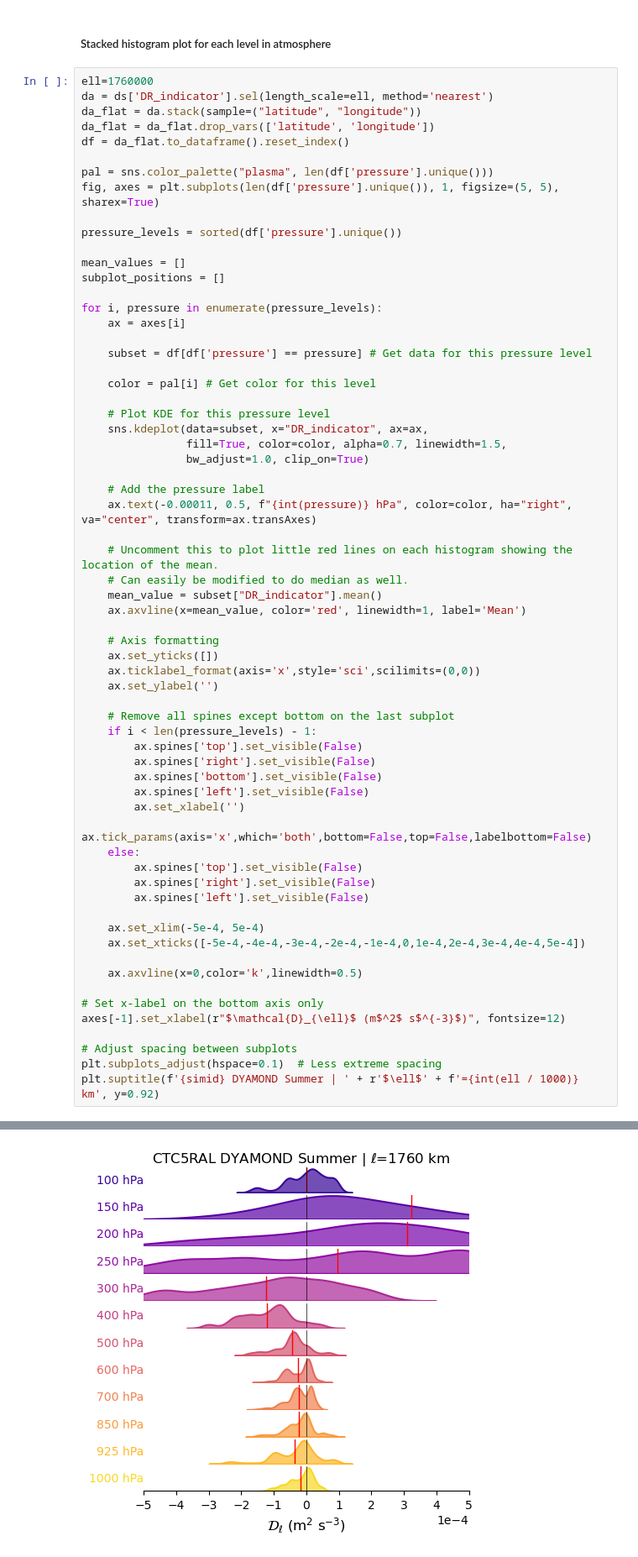
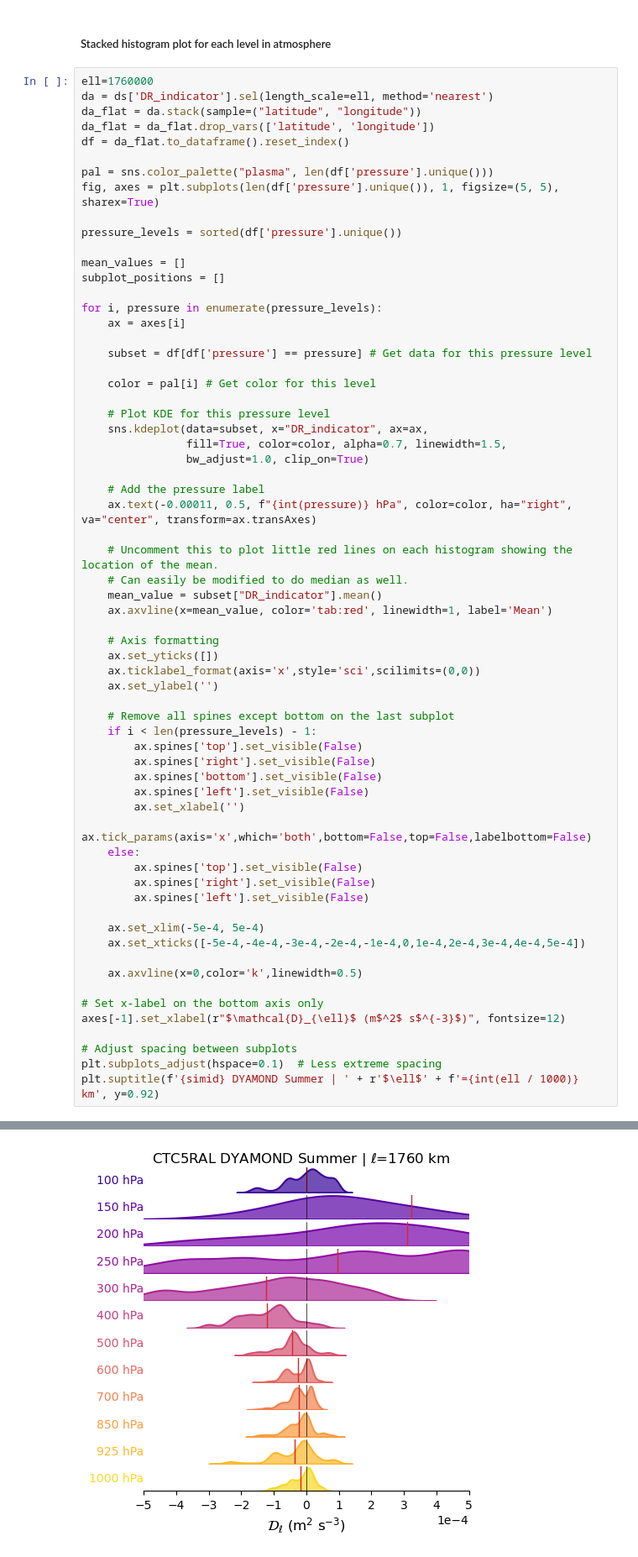
Before and after one commit to ElliotMG/LoSSETT, a Jupyter notebook: src/lossett_plot/Stats_Plotting_LoSSETT.ipynb, the cells around one changed output, grey strips where cells are left out. Shown at 84% size. Cells and saved outputs as stored; diff of their text form.

```diff
--- a/src/lossett_plot/Stats_Plotting_LoSSETT.ipynb
+++ b/src/lossett_plot/Stats_Plotting_LoSSETT.ipynb
@@ -73,40 +73,40 @@ for i, pressure in enumerate(pressure_levels):
     # Uncomment this to plot little red lines on each histogram showing the location of the mean.
     # Can easily be modified to do median as well.
     mean_value = subset["DR_indicator"].mean()
-    ax.axvline(x=mean_value, color='red', linewidth=1, label='Mean')
+    ax.axvline(x=mean_value, color='tab:red', linewidth=1, label='Mean')
 
     # Axis formatting
     ax.set_yticks([])
     ax.ticklabel_format(axis='x',style='sci',scilimits=(0,0))
     ax.set_ylabel('')
 
     # Remove all spines except bottom on the last subplot
     if i < len(pressure_levels) - 1:
         ax.spines['top'].set_visible(False)
         ax.spines['right'].set_visible(False)
         ax.spines['bottom'].set_visible(False)
         ax.spines['left'].set_visible(False)
         ax.set_xlabel('')
         ax.tick_params(axis='x',which='both',bottom=False,top=False,labelbottom=False)
     else:
         ax.spines['top'].set_visible(False)
         ax.spines['right'].set_visible(False)
         ax.spines['left'].set_visible(False)
 
     ax.set_xlim(-5e-4, 5e-4)
     ax.set_xticks([-5e-4,-4e-4,-3e-4,-2e-4,-1e-4,0,1e-4,2e-4,3e-4,4e-4,5e-4])
 
     ax.axvline(x=0,color='k',linewidth=0.5)
 
 # Set x-label on the bottom axis only
 axes[-1].set_xlabel(r"$\mathcal{D}_{\ell}$ (m$^2$ s$^{-3}$)", fontsize=12)
 
 # Adjust spacing between subplots
 plt.subplots_adjust(hspace=0.1)  # Less extreme spacing
 plt.suptitle(f'{simid} DYAMOND Summer | ' + r'$\ell$' + f'={int(ell / 1000)} km', y=0.92)
 # %% [output]
 Text(0.5, 0.92, 'CTC5RAL DYAMOND Summer | $\\ell$=1760 km')
-[figure, old version]
+[figure, new version]
 # %%
 # Loop to run for all scales - this will store one png per length scale for all levels in the atmosphere for your desired output_path.
 for ell in ds['length_scale'].values:
```
Also changed, not shown: 2 other files.
